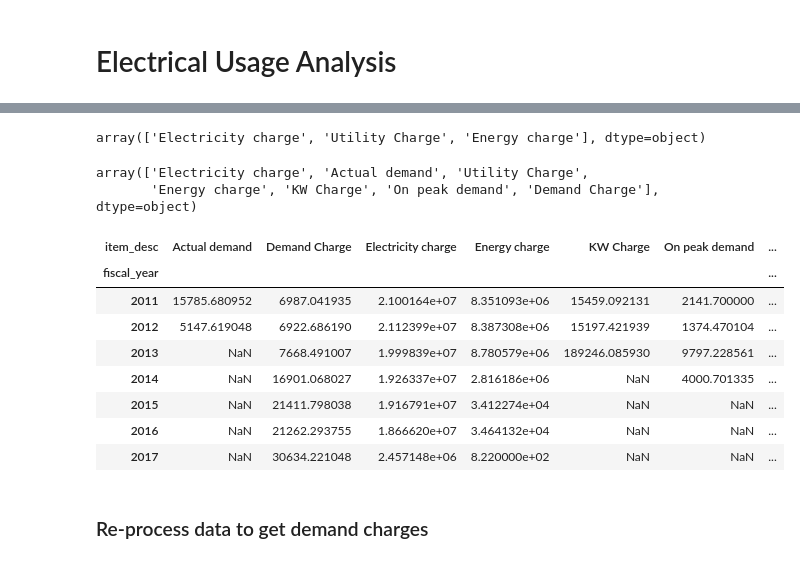
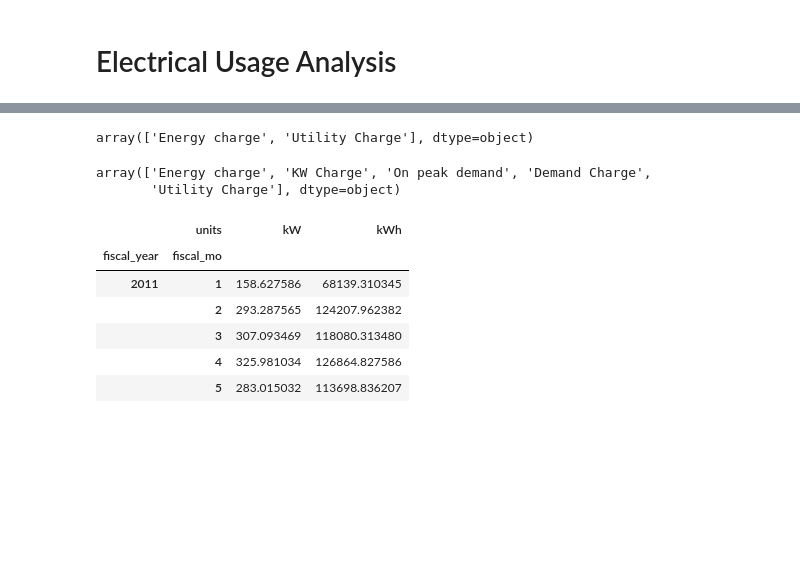
Before and after one commit to alanmitchell/fnsb-benchmark, a Jupyter notebook: testing/utility_dashboard_data.ipynb, the cells around one changed output, grey strips where cells are left out. Saved outputs shown, nothing was run; the diff lists cells and outputs as text; code cells hidden in the pictures; blank space fills up the shorter version.

```diff
--- a/testing/utility_dashboard_data.ipynb
+++ b/testing/utility_dashboard_data.ipynb
@@ -322,0 +253,3 @@ electric_df
+# %%
+site_df = df.query("site_id == @site")
+site_df.head()
@@ -322,0 +263,3 @@ electric_df
+# %%
+# only look at elecricity records
+electric_df = site_df.query("service_type == 'Electricity'")
@@ -323,29 +282,27 @@ electric_df
 # %%
 electric_df.query("units == 'kWh'")['item_desc'].unique()
 # %% [output]
-array(['Electricity charge', 'Utility Charge', 'Energy charge'], dtype=object)
+array(['Energy charge', 'Utility Charge'], dtype=object)
 # %%
 electric_df.item_desc.unique()
 # %% [output]
-array(['Electricity charge', 'Actual demand', 'Utility Charge',
-       'Energy charge', 'KW Charge', 'On peak demand', 'Demand Charge'], dtype=object)
+array(['Energy charge', 'KW Charge', 'On peak demand', 'Demand Charge',
+       'Utility Charge'], dtype=object)
 # %%
 electric_df.to_csv(r"C:\Users\dustin\Google Drive\FNSB Data Analysis\electric_testing.csv")
 # %%
-electric_pivot = pd.pivot_table(electric_df,
-                                index=['fiscal_year', 'fiscal_mo'],
-                                columns=['item_desc'],
-                                values='usage',
-                                aggfunc=np.sum)
+electric_pivot_monthly = pd.pivot_table(electric_df,
+                                        index=['fiscal_year', 'fiscal_mo'],
+                                        columns=['units'],
+                                        values='usage',
+                                        aggfunc=np.sum)
 
-electric_pivot
+electric_pivot_monthly.head()
 # %% [output]
-| item_desc | Actual demand | Demand Charge | Electricity charge | Energy charge | KW Charge | On peak demand | ... |
-| fiscal_year |  |  |  |  |  |  | ... |
-| 2011 | 15785.680952 | 6987.041935 | 2.100164e+07 | 8.351093e+06 | 15459.092131 | 2141.700000 | ... |
-| 2012 | 5147.619048 | 6922.686190 | 2.112399e+07 | 8.387308e+06 | 15197.421939 | 1374.470104 | ... |
-| 2013 | NaN | 7668.491007 | 1.999839e+07 | 8.780579e+06 | 189246.085930 | 9797.228561 | ... |
-| 2014 | NaN | 16901.068027 | 1.926337e+07 | 2.816186e+06 | NaN | 4000.701335 | ... |
-| 2015 | NaN | 21411.798038 | 1.916791e+07 | 3.412274e+04 | NaN | NaN | ... |
-| 2016 | NaN | 21262.293755 | 1.866620e+07 | 3.464132e+04 | NaN | NaN | ... |
-| 2017 | NaN | 30634.221048 | 2.457148e+06 | 8.220000e+02 | NaN | NaN | ... |
+|  | units | kW | kWh |
+| fiscal_year | fiscal_mo |  |  |
+| 2011 | 1 | 158.627586 | 68139.310345 |
+|  | 2 | 293.287565 | 124207.962382 |
+|  | 3 | 307.093469 | 118080.313480 |
+|  | 4 | 325.981034 | 126864.827586 |
+|  | 5 | 283.015032 | 113698.836207 |
@@ -355,2 +308,0 @@ electric_pivot.head()
-# %% [markdown]
-### Re-process data to get demand charges
```
Also changed, not shown: parts of 42 cells of this notebook, 15 other files.
